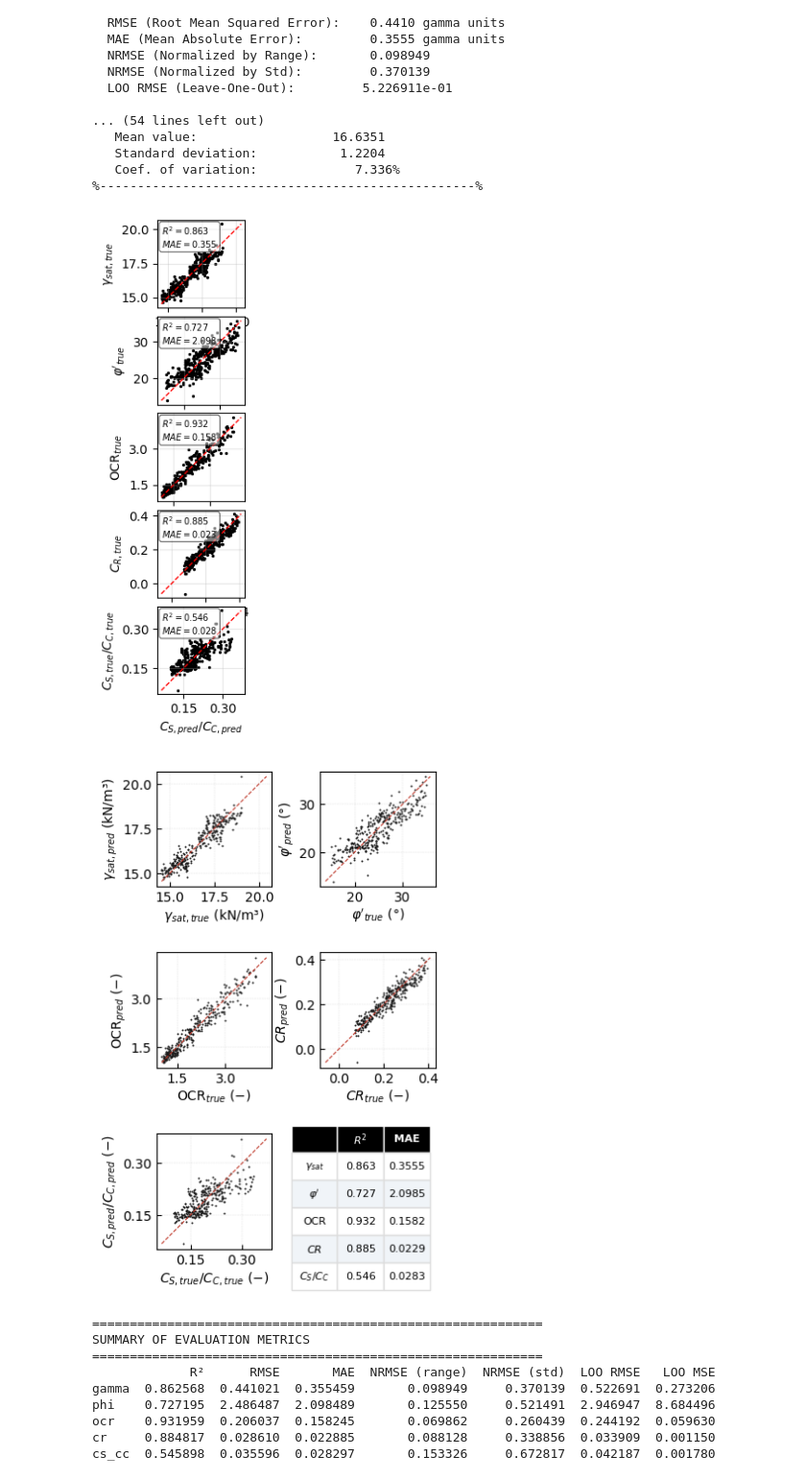
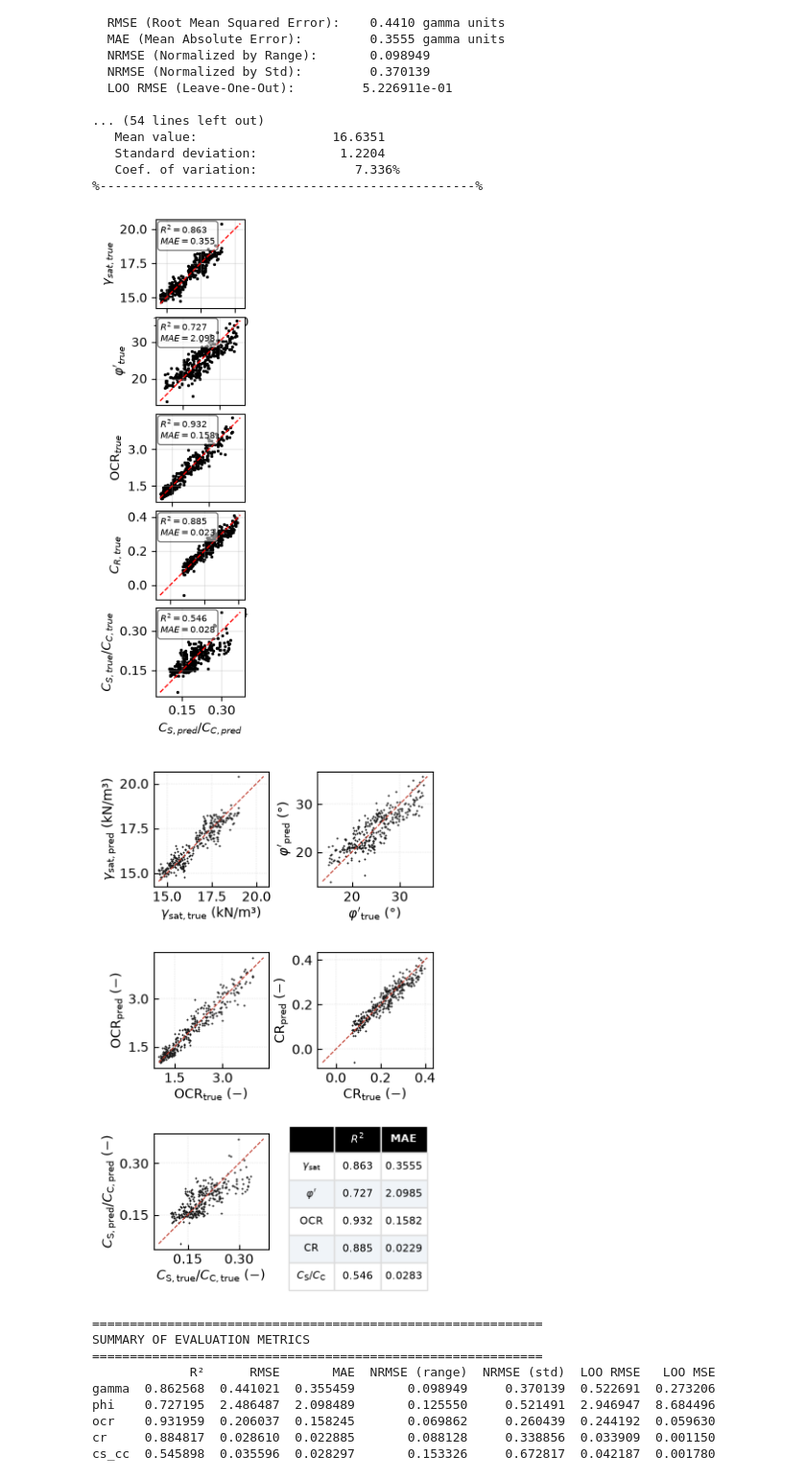
Before and after one commit to harifel/cpt-pce-surrogate, a Jupyter notebook: src/1010_a_inverse_model_PCE.ipynb, the cells around one changed output. Shown at 96% size. Cells and saved outputs as stored; diff of their text form; code cells hidden in the pictures.

```diff
--- a/src/1010_a_inverse_model_PCE.ipynb
+++ b/src/1010_a_inverse_model_PCE.ipynb
@@ -68,7 +63,7 @@ Processing .. done!
 UQ[PY]LAB session started.
 # %%
 data_dir = Path(DATA_DIR / "02_database")
-file_name = "inverse_training_consistency_4000.csv"
+file_name = "inverse_training_consistency_1600.csv"
 file_path = data_dir / file_name
 
 PCE_database_total = pd.read_csv(file_path)
@@ -637,31 +632,30 @@ for idx, out_name in enumerate(param_names):
     plt.subplots_adjust(left=0.0, bottom=0.1, right=0.99, top=1, wspace=0.0, hspace=0.1)
     plt.savefig(PLOTS_DIR / "actual_vs_predicted_pce_depth_based_inverse.jpeg", dpi=1000)
 # %% [output]
-[figure, old version]
+[figure, new version]
 # %%
 cm = 1 / 2.54
 
-# ── Labels ────────────────────────────────────────────────────────────────────
 output_labels_true = {
-    "gamma": r"$\gamma_{sat,true}$ (kN/m³)",
-    "phi":   r"$\varphi'_{true}$ (°)",
-    "ocr":   r"OCR$_{true}$ (−)",
-    "cr":    r"$CR_{true}$ (−)",
-    "cs_cc": r"$C_{S,true}/C_{C,true}$ (−)",
+    "gamma": r"$\gamma_{\mathrm{sat,true}}$ (kN/m³)",
+    "phi":   r"$\varphi'_{\mathrm{true}}$ (°)",
+    "ocr":   r"OCR$_{\mathrm{true}}$ (−)",
+    "cr":    r"$\mathrm{CR}_{\mathrm{true}}$ (−)",
+    "cs_cc": r"$C_{\mathrm{S},\mathrm{true}}/C_{\mathrm{C},\mathrm{true}}$ (−)",
 }
 output_labels_pred = {
-    "gamma": r"$\gamma_{sat,pred}$ (kN/m³)",
-    "phi":   r"$\varphi'_{pred}$ (°)",
-    "ocr":   r"OCR$_{pred}$ (−)",
-    "cr":    r"$CR_{pred}$ (−)",
-    "cs_cc": r"$C_{S,pred}/C_{C,pred}$ (−)",
+    "gamma": r"$\gamma_{\mathrm{sat,pred}}$ (kN/m³)",
+    "phi":   r"$\varphi'_{\mathrm{pred}}$ (°)",
+    "ocr":   r"OCR$_{\mathrm{pred}}$ (−)",
+    "cr":    r"$\mathrm{CR}_{\mathrm{pred}}$ (−)",
+    "cs_cc": r"$C_{\mathrm{S},\mathrm{pred}}/C_{\mathrm{C},\mathrm{pred}}$ (−)",
 }
 param_display = {
-    "gamma": r"$\gamma_{sat}$",
+    "gamma": r"$\gamma_{\mathrm{sat}}$",
     "phi":   r"$\varphi'$",
     "ocr":   r"OCR",
-    "cr":    r"$CR$",
-    "cs_cc": r"$C_S/C_C$",
+    "cr":    r"$\mathrm{CR}$",
+    "cs_cc": r"$C_{\mathrm{S}}/C_{\mathrm{C}}$",
 }
 
 BLACK = "#1a1a1a"
@@ -738,35 +732,41 @@ tbl = ax_tbl.table(
 )
 tbl.auto_set_font_size(False)
 tbl.set_fontsize(8)
 
 # header styling
 for j in range(len(col_labels)):
     tbl[0, j].set_facecolor("#000000")
     tbl[0, j].set_text_props(color="white", fontweight="bold")
     tbl[0, j].set_edgecolor("white")
 
 # alternating row shading
 for i in range(1, len(param_names) + 1):
     fc = "#f0f4f8" if i % 2 == 0 else "white"
     for j in range(len(col_labels)):
         tbl[i, j].set_facecolor(fc)
         tbl[i, j].set_edgecolor("#dddddd")
 
 # panel label
 # ax_tbl.text(0.78, 0.90, "(f)",
 #             transform=ax_tbl.transAxes,
 #             fontsize=6, fontweight="bold",
 #             va="top", ha="right")
 # ── spacing ───────────────────────────────────────────────────────────────────
 plt.subplots_adjust(
     left=0.16, right=0.99,
     bottom=0.04, top=0.98,
     wspace=0.42, hspace=0.1,
 )
 
-fig.savefig(PLOTS_DIR / "actual_vs_predicted_pce_depth_based_inverse.png", dpi=1000)
+
+# Save all three formats from the same figure
+base = PLOTS_DIR / "actual_vs_predicted_pce_depth_based_inverse"
+
+plt.savefig(f"{base}.pdf", dpi=1000)
+plt.savefig(f"{base}.tiff", dpi=1000)
+plt.savefig(f"{base}.jpg", dpi=1000)
 # %% [output]
-[figure, old version]
+[figure, new version]
 # %%
 metrics_df = pd.DataFrame(evaluation_results).T
 print("\n" + "=" * 60)
```
Also changed, not shown: parts of 14 cells of this notebook, 1 other file.
